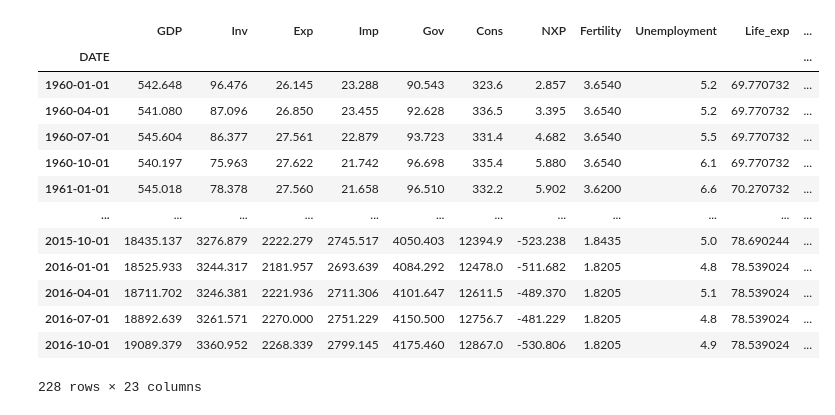
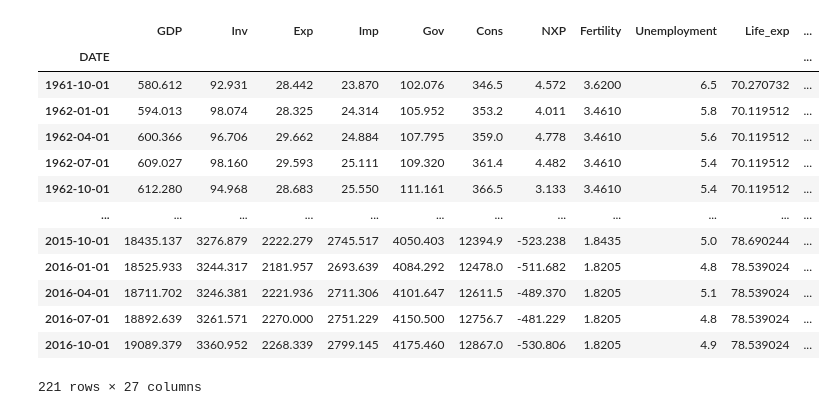
Before and after one commit to addmelo/ACME, a Jupyter notebook: KalmanTests.ipynb, the cells around one changed output. Drawn from its saved outputs; the diff is of its cells as text; code cells hidden in the pictures.

```diff
--- a/KalmanTests.ipynb
+++ b/KalmanTests.ipynb
@@ -7,29 +6,35 @@ import matplotlib.pyplot as plt
 # %%
 # Data cleaning
 df = pd.read_csv("Cleaned Datasets/US_Full_Quarterly.csv")
 df["Log GDP"] = np.log(df["GDP"])
 df['Diff Log GDP'] = df['Log GDP'] - df['Log GDP'].shift(1)
+df["Log Inv"] = np.log(df["Inv"])
+df["Diff Log Inv"] = df["Log Inv"] - df["Log Inv"].shift(1)
+df["Log Dependency"] = np.log(df["Dependency"])
+for i in range(1,4):
+    df["Log Dependency"]+= np.log(df["Dependency"].shift(i))
+df["Log Dependency"] /= 4
+
+df["Diff Log Dependency"] = df["Log Dependency"] - df["Log Dependency"].shift(4)
 df.set_index("DATE", drop=True, inplace=True)
-#variables = ['GDP', 'College','Fertility']
-#df = df[variables]
 df.dropna(inplace=True)
 df = df[df.index <= "2017"]
 df
 # %% [output]
 |  | GDP | Inv | Exp | Imp | Gov | Cons | NXP | Fertility | Unemployment | Life_exp | ... |
 | DATE |  |  |  |  |  |  |  |  |  |  | ... |
-| 1960-01-01 | 542.648 | 96.476 | 26.145 | 23.288 | 90.543 | 323.6 | 2.857 | 3.6540 | 5.2 | 69.770732 | ... |
-| 1960-04-01 | 541.080 | 87.096 | 26.850 | 23.455 | 92.628 | 336.5 | 3.395 | 3.6540 | 5.2 | 69.770732 | ... |
-| 1960-07-01 | 545.604 | 86.377 | 27.561 | 22.879 | 93.723 | 331.4 | 4.682 | 3.6540 | 5.5 | 69.770732 | ... |
-| 1960-10-01 | 540.197 | 75.963 | 27.622 | 21.742 | 96.698 | 335.4 | 5.880 | 3.6540 | 6.1 | 69.770732 | ... |
-| 1961-01-01 | 545.018 | 78.378 | 27.560 | 21.658 | 96.510 | 332.2 | 5.902 | 3.6200 | 6.6 | 70.270732 | ... |
+| 1961-10-01 | 580.612 | 92.931 | 28.442 | 23.870 | 102.076 | 346.5 | 4.572 | 3.6200 | 6.5 | 70.270732 | ... |
+| 1962-01-01 | 594.013 | 98.074 | 28.325 | 24.314 | 105.952 | 353.2 | 4.011 | 3.4610 | 5.8 | 70.119512 | ... |
+| 1962-04-01 | 600.366 | 96.706 | 29.662 | 24.884 | 107.795 | 359.0 | 4.778 | 3.4610 | 5.6 | 70.119512 | ... |
+| 1962-07-01 | 609.027 | 98.160 | 29.593 | 25.111 | 109.320 | 361.4 | 4.482 | 3.4610 | 5.4 | 70.119512 | ... |
+| 1962-10-01 | 612.280 | 94.968 | 28.683 | 25.550 | 111.161 | 366.5 | 3.133 | 3.4610 | 5.4 | 70.119512 | ... |
 | ... | ... | ... | ... | ... | ... | ... | ... | ... | ... | ... | ... |
 | 2015-10-01 | 18435.137 | 3276.879 | 2222.279 | 2745.517 | 4050.403 | 12394.9 | -523.238 | 1.8435 | 5.0 | 78.690244 | ... |
 | 2016-01-01 | 18525.933 | 3244.317 | 2181.957 | 2693.639 | 4084.292 | 12478.0 | -511.682 | 1.8205 | 4.8 | 78.539024 | ... |
 | 2016-04-01 | 18711.702 | 3246.381 | 2221.936 | 2711.306 | 4101.647 | 12611.5 | -489.370 | 1.8205 | 5.1 | 78.539024 | ... |
 | 2016-07-01 | 18892.639 | 3261.571 | 2270.000 | 2751.229 | 4150.500 | 12756.7 | -481.229 | 1.8205 | 4.8 | 78.539024 | ... |
 | 2016-10-01 | 19089.379 | 3360.952 | 2268.339 | 2799.145 | 4175.460 | 12867.0 | -530.806 | 1.8205 | 4.9 | 78.539024 | ... |
-228 rows × 23 columns
+221 rows × 27 columns
 # %%
 # Define the function to calculate AIC
 def calculate_aic(filtered_states, true_state, k, log_l):
```
Also changed, not shown: parts of 5 cells of this notebook, 2 other files.
